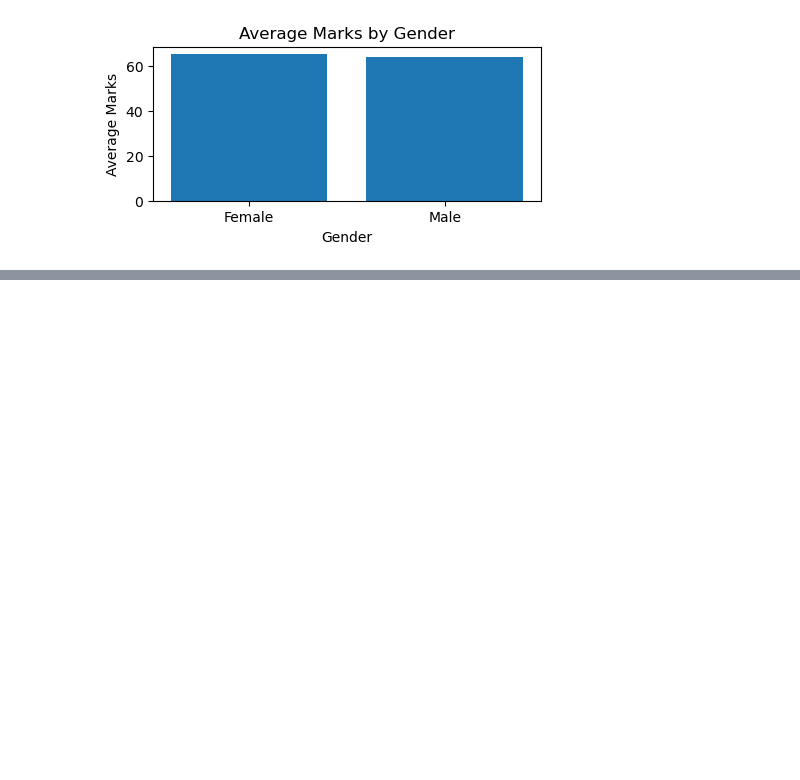
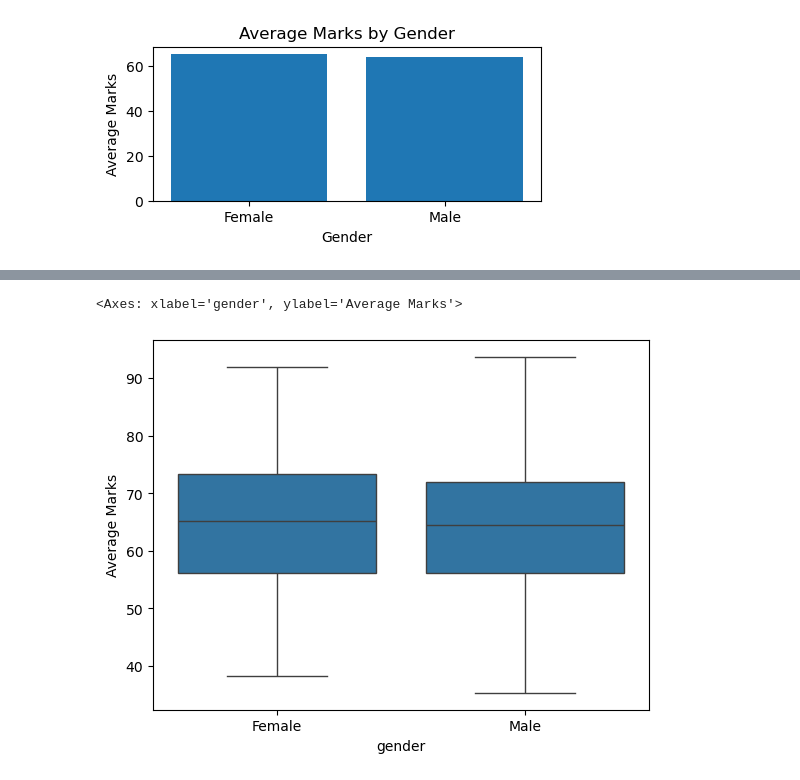
Before and after one commit to Anshu-Tech-Arch/Student-Exam-Performance-Analytics, a Jupyter notebook: Main Project.ipynb, the cells around one changed output, grey strips where cells are left out. Saved outputs shown, nothing was run; the diff lists cells and outputs as text; code cells hidden in the pictures; blank space fills up the shorter version.

```diff
--- a/Main Project.ipynb
+++ b/Main Project.ipynb
@@ -183,0 +190,5 @@ sns.scatterplot(
+# %%
+sns.boxplot(x=df['gender'], y=df['Average Marks'])
+# %% [output]
+<Axes: xlabel='gender', ylabel='Average Marks'>
+[figure, added]
```
Also changed, not shown: parts of 2 cells of this notebook, 1 other file.
